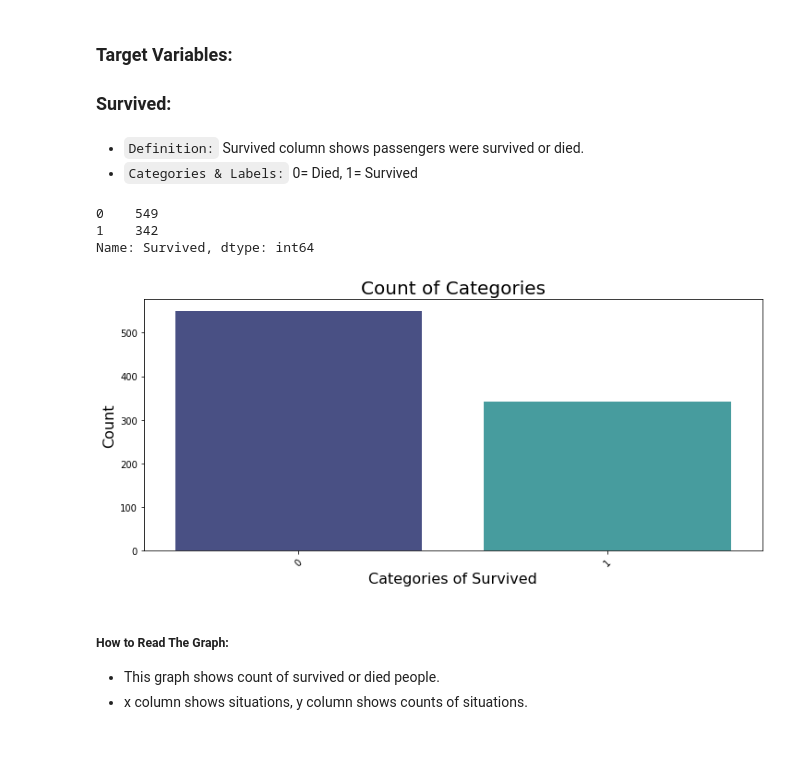
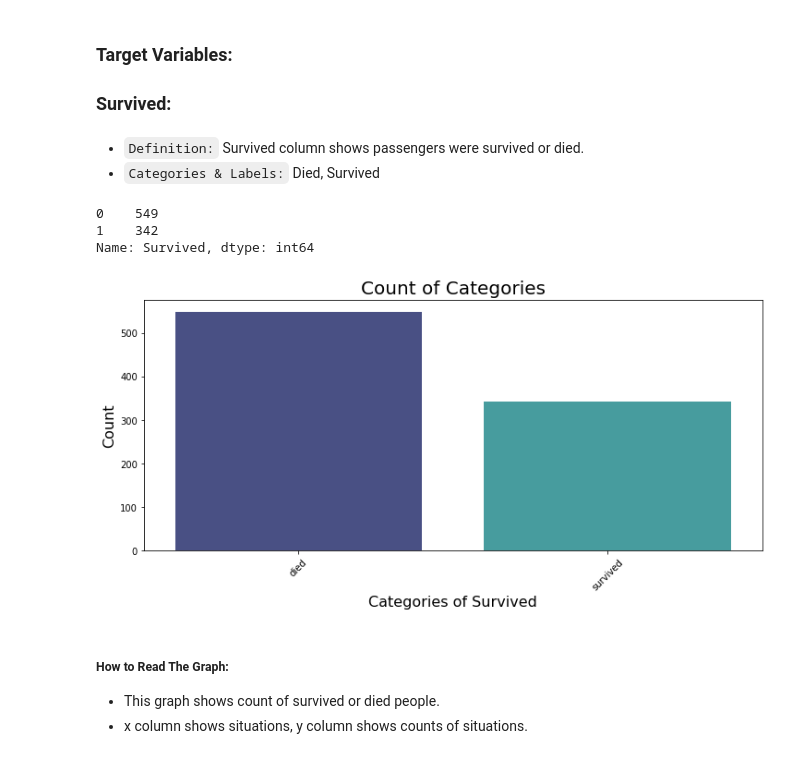
Before and after one commit to ElifKarakutukDinc/Titanic-EDA, a Jupyter notebook: EDA.ipynb, the cells around one changed output. Cells and saved outputs as stored; diff of their text form; code cells hidden in the pictures.

Commit message:
changed some headline of graphs

```diff
--- a/EDA.ipynb
+++ b/EDA.ipynb
@@ -565,7 +565,7 @@ countplot_viz(df_train, "Parch", "Categories of Parch", "Count", "Count of Categ
 ### Survived:
 # %% [markdown]
 * `Definition:` Survived column shows passengers were survived or died.
-* `Categories & Labels:` 0= Died, 1= Survived
+* `Categories & Labels:` Died, Survived
 # %%
 df_train.Survived.value_counts()
 # %% [output]
@@ -574,10 +574,10 @@ df_train.Survived.value_counts()
 Name: Survived, dtype: int64
 # %%
 countplot_viz(
-    df_train, "Survived", "Categories of Survived", "Count", "Count of Categories"
+    df_train, "Survived_", "Categories of Survived", "Count", "Count of Categories"
 )
 # %% [output]
-[figure, old version]
+[figure, new version]
 # %% [markdown]
 ##### How to Read The Graph:
 * This graph shows count of survived or died people.
```
Also changed, not shown: parts of 2 cells of this notebook.
